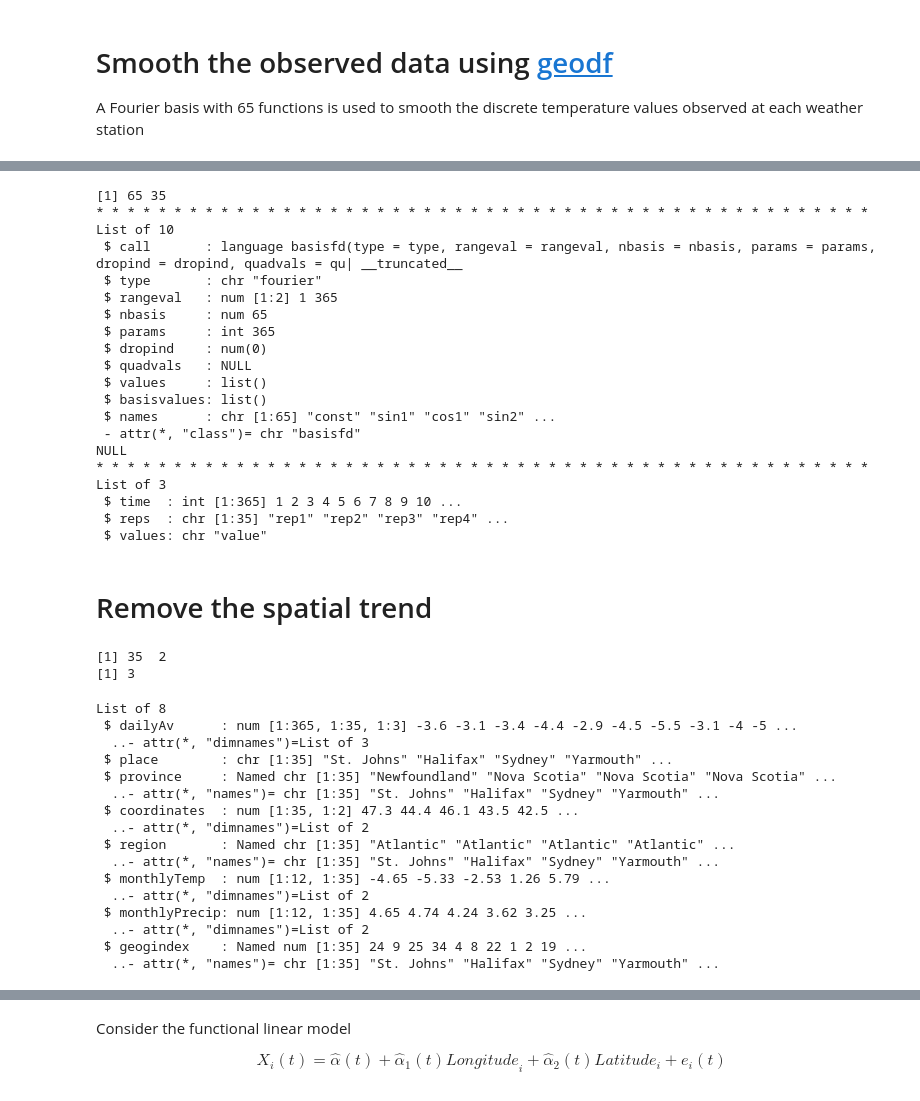
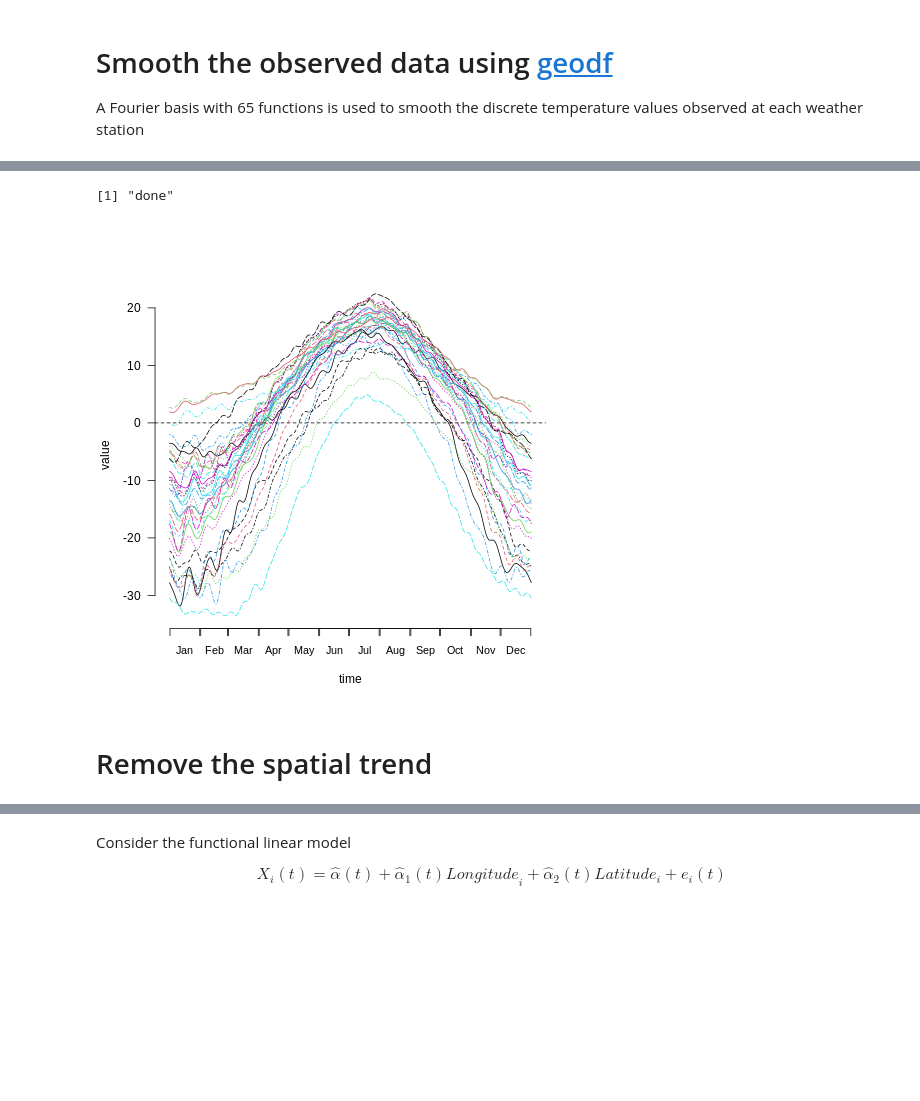
Before and after one commit to jofmorenore/Spatial_Clustering, a Jupyter notebook: Hierarchical_clustering_of_spatially_correlated_fd.ipynb, the cells around one changed output, grey strips where cells are left out. Saved outputs shown, nothing was run; the diff lists cells and outputs as text; code cells hidden in the pictures; blank space fills up the shorter version.

```diff
--- a/Hierarchical_clustering_of_spatially_correlated_fd.ipynb
+++ b/Hierarchical_clustering_of_spatially_correlated_fd.ipynb
@@ -163,58 +122,14 @@ plot(okfd.res$datafd, lty=1, col=8,
-# %%
-%%R
-print(dim(okfd.res$datafd$coefs))
-cat(rep('*',50), '\n')
-print(str(okfd.res$datafd$basis))
-cat(rep('*',50), '\n')
-str(okfd.res$datafd$fdnames)
-# %% [output]
-[1] 65 35
-* * * * * * * * * * * * * * * * * * * * * * * * * * * * * * * * * * * * * * * * * * * * * * * * * *
-List of 10
- $ call       : language basisfd(type = type, rangeval = rangeval, nbasis = nbasis, params = params,      dropind = dropind, quadvals = qu| __truncated__
- $ type       : chr "fourier"
- $ rangeval   : num [1:2] 1 365
- $ nbasis     : num 65
- $ params     : int 365
- $ dropind    : num(0)
- $ quadvals   : NULL
- $ values     : list()
- $ basisvalues: list()
- $ names      : chr [1:65] "const" "sin1" "cos1" "sin2" ...
- - attr(*, "class")= chr "basisfd"
-NULL
-* * * * * * * * * * * * * * * * * * * * * * * * * * * * * * * * * * * * * * * * * * * * * * * * * *
-List of 3
- $ time  : int [1:365] 1 2 3 4 5 6 7 8 9 10 ...
- $ reps  : chr [1:35] "rep1" "rep2" "rep3" "rep4" ...
- $ values: chr "value"
+# %%
+%%R
+### functional response with vector explanatory variables
+daybasis65 <- create.fourier.basis(rangeval=c(0, 365), nbasis=65, period = 365,
+                                   axes=list('axesIntervals'))
+Temp.fd <- with(CanadianWeather, smooth.basisPar(day.5,
+                                                 dailyAv[,,'Temperature.C'], daybasis65)$fd)
+
+plot(Temp.fd)
+# %% [output]
+[1] "done"
+[figure, added]
 # %% [markdown]
 # Remove the spatial trend
-# %%
-%%R
-print(dim(maritimes.coords))
-length(okfd.res$datafd)
-# %% [output]
-[1] 35  2
-[1] 3
-# %%
-%%R
-data(CanadianWeather, package = 'fda')
-str(CanadianWeather, max.level = 1)
-# %% [output]
-List of 8
- $ dailyAv      : num [1:365, 1:35, 1:3] -3.6 -3.1 -3.4 -4.4 -2.9 -4.5 -5.5 -3.1 -4 -5 ...
-  ..- attr(*, "dimnames")=List of 3
- $ place        : chr [1:35] "St. Johns" "Halifax" "Sydney" "Yarmouth" ...
- $ province     : Named chr [1:35] "Newfoundland" "Nova Scotia" "Nova Scotia" "Nova Scotia" ...
-  ..- attr(*, "names")= chr [1:35] "St. Johns" "Halifax" "Sydney" "Yarmouth" ...
- $ coordinates  : num [1:35, 1:2] 47.3 44.4 46.1 43.5 42.5 ...
-  ..- attr(*, "dimnames")=List of 2
- $ region       : Named chr [1:35] "Atlantic" "Atlantic" "Atlantic" "Atlantic" ...
-  ..- attr(*, "names")= chr [1:35] "St. Johns" "Halifax" "Sydney" "Yarmouth" ...
- $ monthlyTemp  : num [1:12, 1:35] -4.65 -5.33 -2.53 1.26 5.79 ...
-  ..- attr(*, "dimnames")=List of 2
- $ monthlyPrecip: num [1:12, 1:35] 4.65 4.74 4.24 3.62 3.25 ...
-  ..- attr(*, "dimnames")=List of 2
- $ geogindex    : Named num [1:35] 24 9 25 34 4 8 22 1 2 19 ...
-  ..- attr(*, "names")= chr [1:35] "St. Johns" "Halifax" "Sydney" "Yarmouth" ...
```
Also changed, not shown: parts of 33 cells of this notebook.
